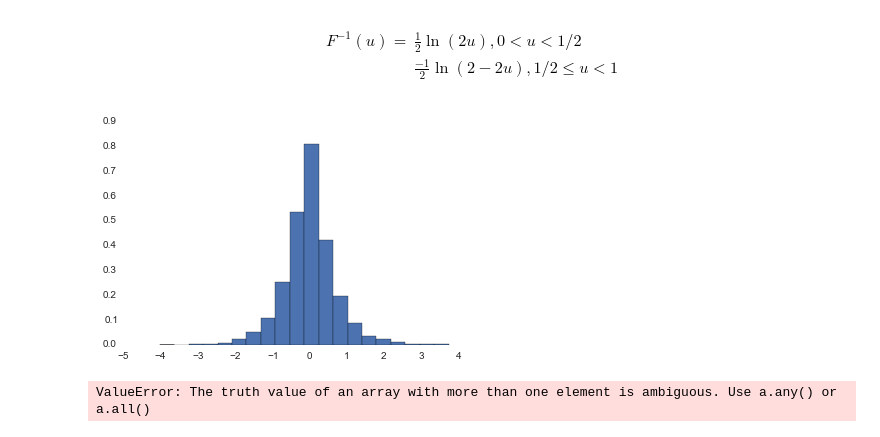
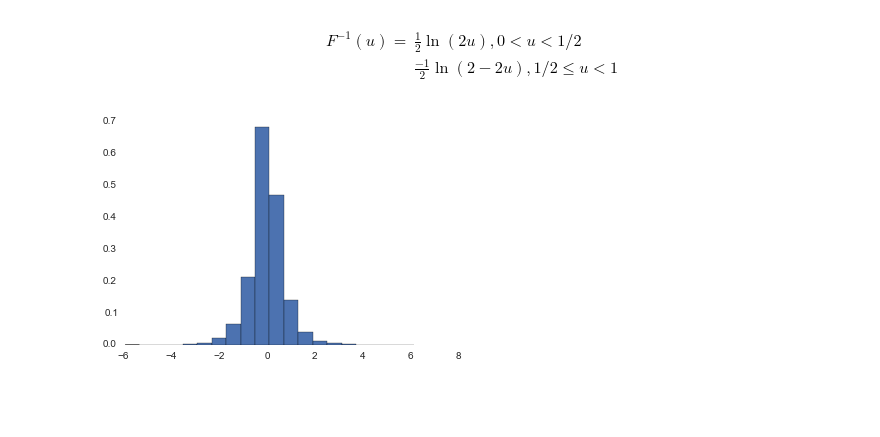
Before and after one commit to nayyarv/BayesInference, a Jupyter notebook: Lab2.ipynb, the cells around one changed output. Drawn from its saved outputs; the diff is of its cells as text; code cells hidden in the pictures; blank space fills up the shorter version.

```diff
--- a/Lab2.ipynb
+++ b/Lab2.ipynb
@@ -49,23 +49,18 @@ So basically, the inverse transform is
 \end{align}
 # %%
 def invFexp(u):
-    ans = np.zeros(len(u))
+    ans = np.zeros(u.shape) #check this shit!
     ans[u<0.5] = 0.5 * np.log(2*u[u<0.5])
     ans[u>=0.5] = -0.5 * np.log(2-2*u[u>=0.5])
     return ans
 
-numSamples = 10000
+numSamples = 100000
 u = np.random.uniform(size=numSamples)
 
 x = invFexp(u)
 
 plt.hist(x, bins = 20, normed = True)
 
 xp = np.linspace(min(x)-0.5, max(x)+0.5, 1000)
 # %% [output]
-[figure, old version]
+[figure, new version]
-# %%
-exppdf = lambda x: np.exp(2*x) if x<0 else np.exp(-2*x)
-exppdf(xp)
-# %% [output]
-ValueError: The truth value of an array with more than one element is ambiguous. Use a.any() or a.all()
```
Also changed, not shown: parts of 3 cells of this notebook, 1 other file.
